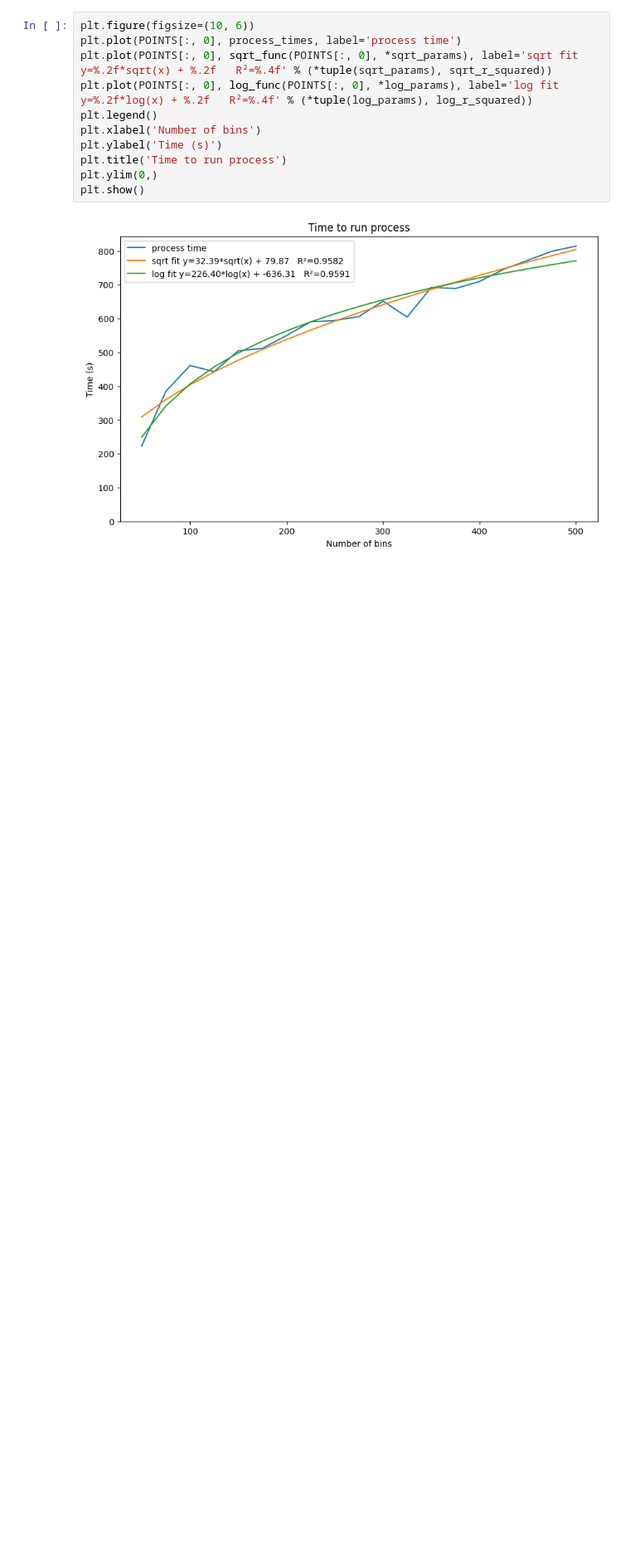
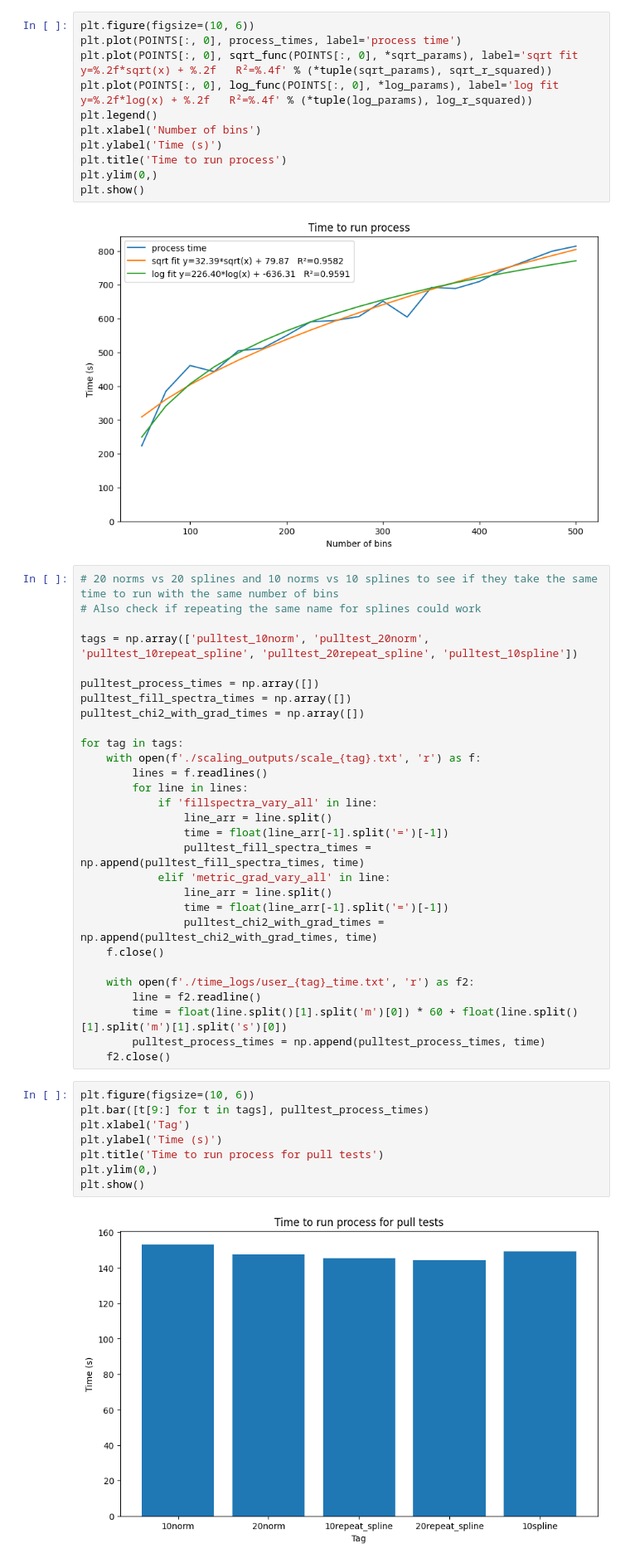
Before and after one commit to BMDragon/PROfit_Scaling, a Jupyter notebook: plotting.ipynb, the cells around one changed output. Shown at 83% size. Saved outputs shown, nothing was run; the diff lists cells and outputs as text; blank space fills up the shorter version.

Commit message:
Test if norm or spline matters

```diff
--- a/plotting.ipynb
+++ b/plotting.ipynb
@@ -160,3 +160,42 @@ plt.ylim(0,)
 plt.show()
 # %% [output]
 [figure]
+# %%
+# 20 norms vs 20 splines and 10 norms vs 10 splines to see if they take the same time to run with the same number of bins
+# Also check if repeating the same name for splines could work
+
+tags = np.array(['pulltest_10norm', 'pulltest_20norm', 'pulltest_10repeat_spline', 'pulltest_20repeat_spline', 'pulltest_10spline'])
+
+pulltest_process_times = np.array([])
+pulltest_fill_spectra_times = np.array([])
+pulltest_chi2_with_grad_times = np.array([])
+
+for tag in tags:
+    with open(f'./scaling_outputs/scale_{tag}.txt', 'r') as f:
+        lines = f.readlines()
+        for line in lines:
+            if 'fillspectra_vary_all' in line:
+                line_arr = line.split()
+                time = float(line_arr[-1].split('=')[-1])
+                pulltest_fill_spectra_times = np.append(pulltest_fill_spectra_times, time)
+            elif 'metric_grad_vary_all' in line:
+                line_arr = line.split()
+                time = float(line_arr[-1].split('=')[-1])
+                pulltest_chi2_with_grad_times = np.append(pulltest_chi2_with_grad_times, time)
+    f.close()
+
+    with open(f'./time_logs/user_{tag}_time.txt', 'r') as f2:
+        line = f2.readline()
+        time = float(line.split()[1].split('m')[0]) * 60 + float(line.split()[1].split('m')[1].split('s')[0])
+        pulltest_process_times = np.append(pulltest_process_times, time)
+    f2.close()
+# %%
+plt.figure(figsize=(10, 6))
+plt.bar([t[9:] for t in tags], pulltest_process_times)
+plt.xlabel('Tag')
+plt.ylabel('Time (s)')
+plt.title('Time to run process for pull tests')
+plt.ylim(0,)
+plt.show()
+# %% [output]
+[figure, added]
```
Also changed, not shown: parts of 2 cells of this notebook, 34 other files.
